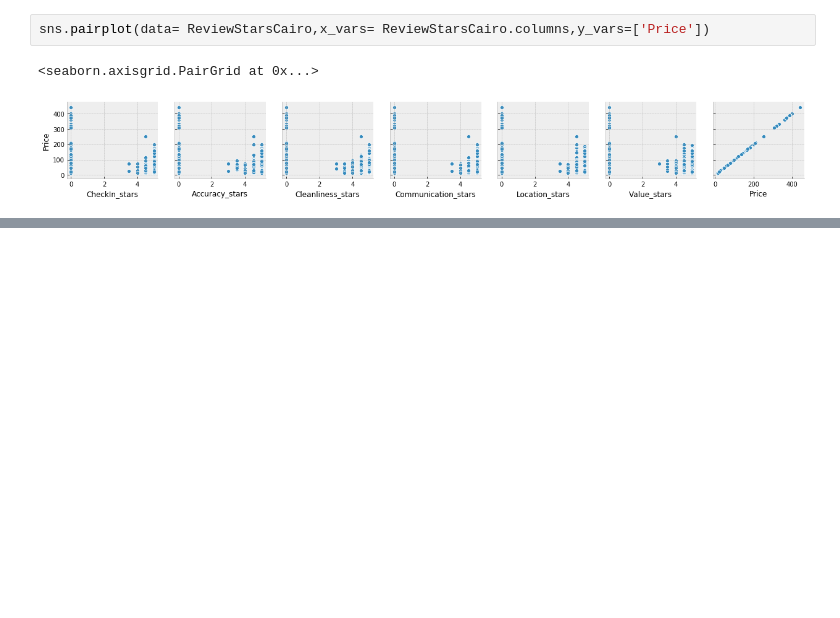
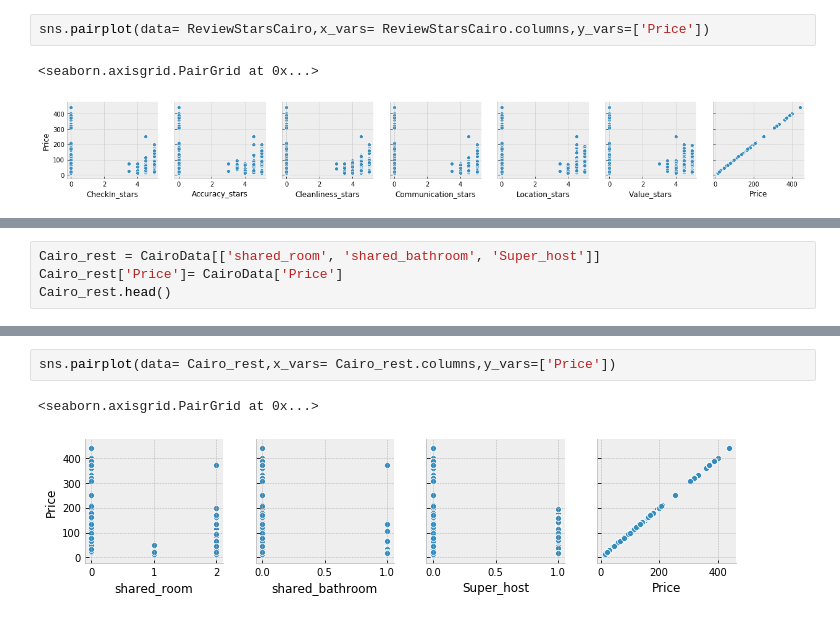
Before and after one commit to nickbent/AirBnB, a Jupyter notebook: notebooks/Exploratory Data Analysis.ipynb, the cells around one changed output, grey strips where cells are left out. Drawn from its saved outputs; the diff is of its cells as text; blank space fills up the shorter version.

```diff
--- a/notebooks/Exploratory Data Analysis.ipynb
+++ b/notebooks/Exploratory Data Analysis.ipynb
@@ -777,0 +841,4 @@ sns.pairplot(data= ReviewStarsCairo,x_vars= ReviewStarsCairo.columns,y_vars=['Pr
+# %%
+Cairo_rest = CairoData[['shared_room', 'shared_bathroom', 'Super_host']]
+Cairo_rest['Price']= CairoData['Price']
+Cairo_rest.head()
@@ -777,0 +860,5 @@ sns.pairplot(data= ReviewStarsCairo,x_vars= ReviewStarsCairo.columns,y_vars=['Pr
+# %%
+sns.pairplot(data= Cairo_rest,x_vars= Cairo_rest.columns,y_vars=['Price'])
+# %% [output]
+<seaborn.axisgrid.PairGrid at 0x...>
+[figure, added]
```
Also changed, not shown: parts of 14 cells of this notebook.
